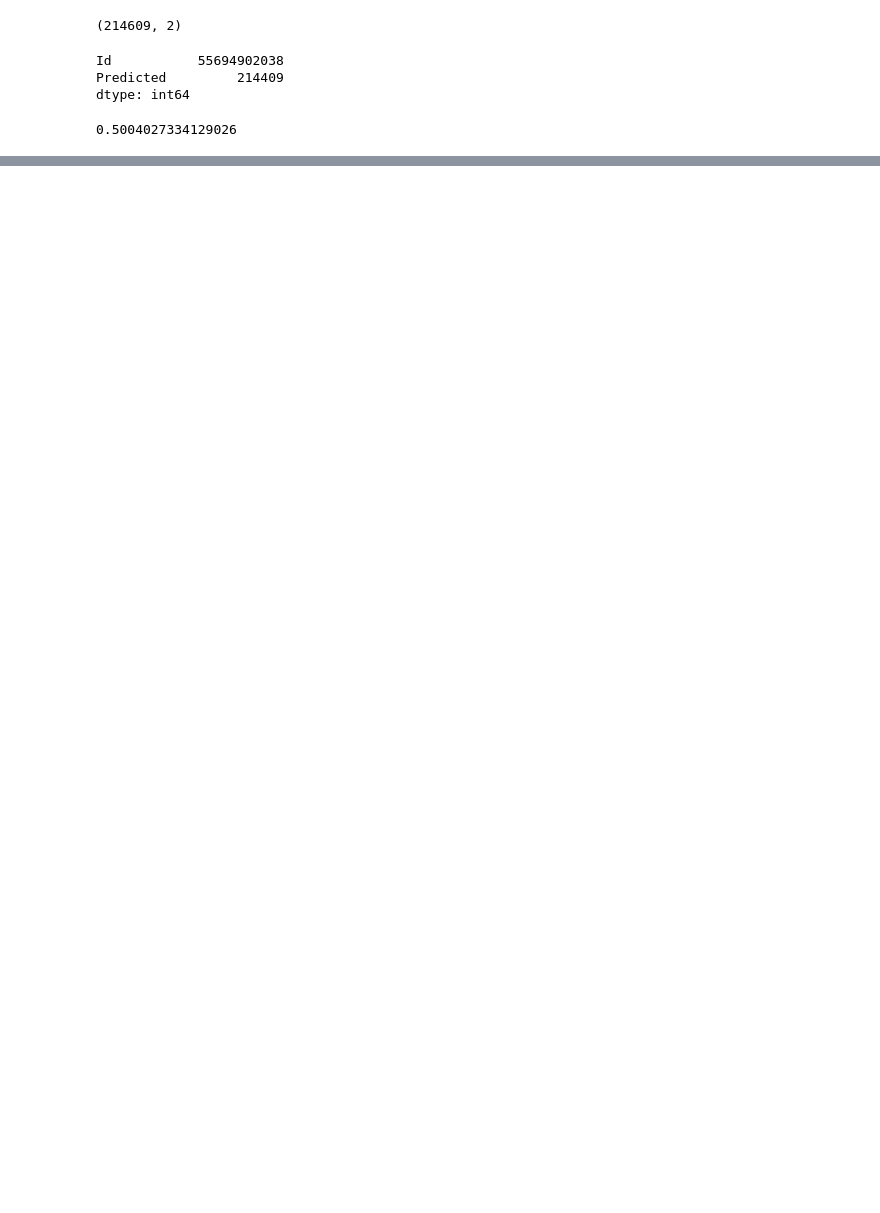
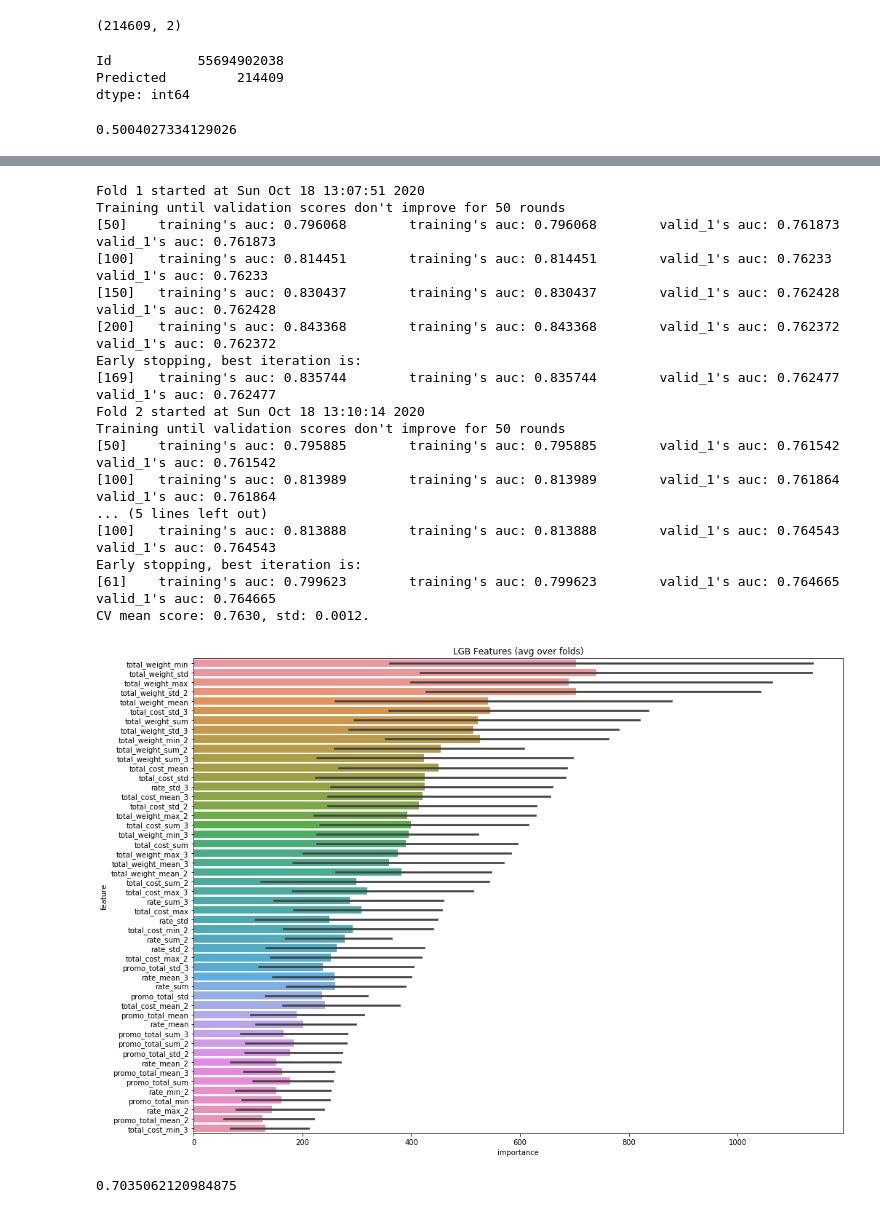
Before and after one commit to annabaydina/babonki, a Jupyter notebook: babonki.ipynb, the cells around one changed output, grey strips where cells are left out. Drawn from its saved outputs; the diff is of its cells as text; code cells hidden in the pictures; blank space fills up the shorter version.

```diff
--- a/babonki.ipynb
+++ b/babonki.ipynb
@@ -602,0 +967,68 @@ sample_submission.to_csv(f'{data_path}/lightgbm-work-1_sub.csv')
+# %%
+from sklearn.model_selection import GroupKFold
+
+NFOLDS = 3
+folds = GroupKFold(n_splits=NFOLDS)
+# %%
+params = {
+          'num_leaves': 500,
+          'min_child_weight': 0.03454472573214212,
+          'feature_fraction': 0.3797454081646243,
+          'bagging_fraction': 0.4181193142567742,
+          'min_data_in_leaf': 106,
+          'objective': 'binary',
+          'max_depth': -1,
+          'learning_rate': 0.03,
+          "boosting_type": "gbdt",
+          "bagging_seed": 11,
+          "metric": 'auc',
+          "verbosity": -1,
+          'reg_alpha': 0.3899927210061127,
+          'reg_lambda': 0.6485237330340494,
+          'random_state': 47
+         }
+train_options = {
+        "model_type":'lgb',
+        "params": params,
+        "eval_metric":'auc',
+        'early_stopping_rounds': 50,
+        'n_estimators': 1000,
+        'averaging': 'usual',
+        'use_groups': False,
+        'fold_name': folds.__class__.__name__,
+        'n_splits': NFOLDS
+    }
+# %%
+result_dict = train_model_classification_vb(
+                                             X=X, X_test=X_test, columns=train_columns,
+                                             y=y.astype(np.uint8), params=params, folds=folds,
+                                             model_type=train_options['model_type'],
+                                             plot_feature_importance=True,
+                                             verbose=50, early_stopping_rounds=train_options['early_stopping_rounds'],
+                                             n_estimators=train_options['n_estimators'],
+                                             averaging=train_options['averaging'],
+                                             n_jobs=-1, groups=X['phone_id'])
+# %% [output]
+Fold 1 started at Sun Oct 18 13:07:51 2020
+Training until validation scores don't improve for 50 rounds
+[50]    training's auc: 0.796068        training's auc: 0.796068        valid_1's auc: 0.761873 valid_1's auc: 0.761873
+[100]   training's auc: 0.814451        training's auc: 0.814451        valid_1's auc: 0.76233  valid_1's auc: 0.76233
+[150]   training's auc: 0.830437        training's auc: 0.830437        valid_1's auc: 0.762428 valid_1's auc: 0.762428
+[200]   training's auc: 0.843368        training's auc: 0.843368        valid_1's auc: 0.762372 valid_1's auc: 0.762372
+Early stopping, best iteration is:
+[169]   training's auc: 0.835744        training's auc: 0.835744        valid_1's auc: 0.762477 valid_1's auc: 0.762477
+Fold 2 started at Sun Oct 18 13:10:14 2020
+Training until validation scores don't improve for 50 rounds
+[50]    training's auc: 0.795885        training's auc: 0.795885        valid_1's auc: 0.761542 valid_1's auc: 0.761542
+[100]   training's auc: 0.813989        training's auc: 0.813989        valid_1's auc: 0.761864 valid_1's auc: 0.761864
+... (5 lines left out)
+[100]   training's auc: 0.813888        training's auc: 0.813888        valid_1's auc: 0.764543 valid_1's auc: 0.764543
+Early stopping, best iteration is:
+[61]    training's auc: 0.799623        training's auc: 0.799623        valid_1's auc: 0.764665 valid_1's auc: 0.764665
+CV mean score: 0.7630, std: 0.0012.
+[figure, added]
+# %%
+thres = choose_tr_mcc(y, result_dict['oof'])
+thres
+# %% [output]
+0.7035062120984875
```
Also changed, not shown: parts of 56 cells of this notebook.
